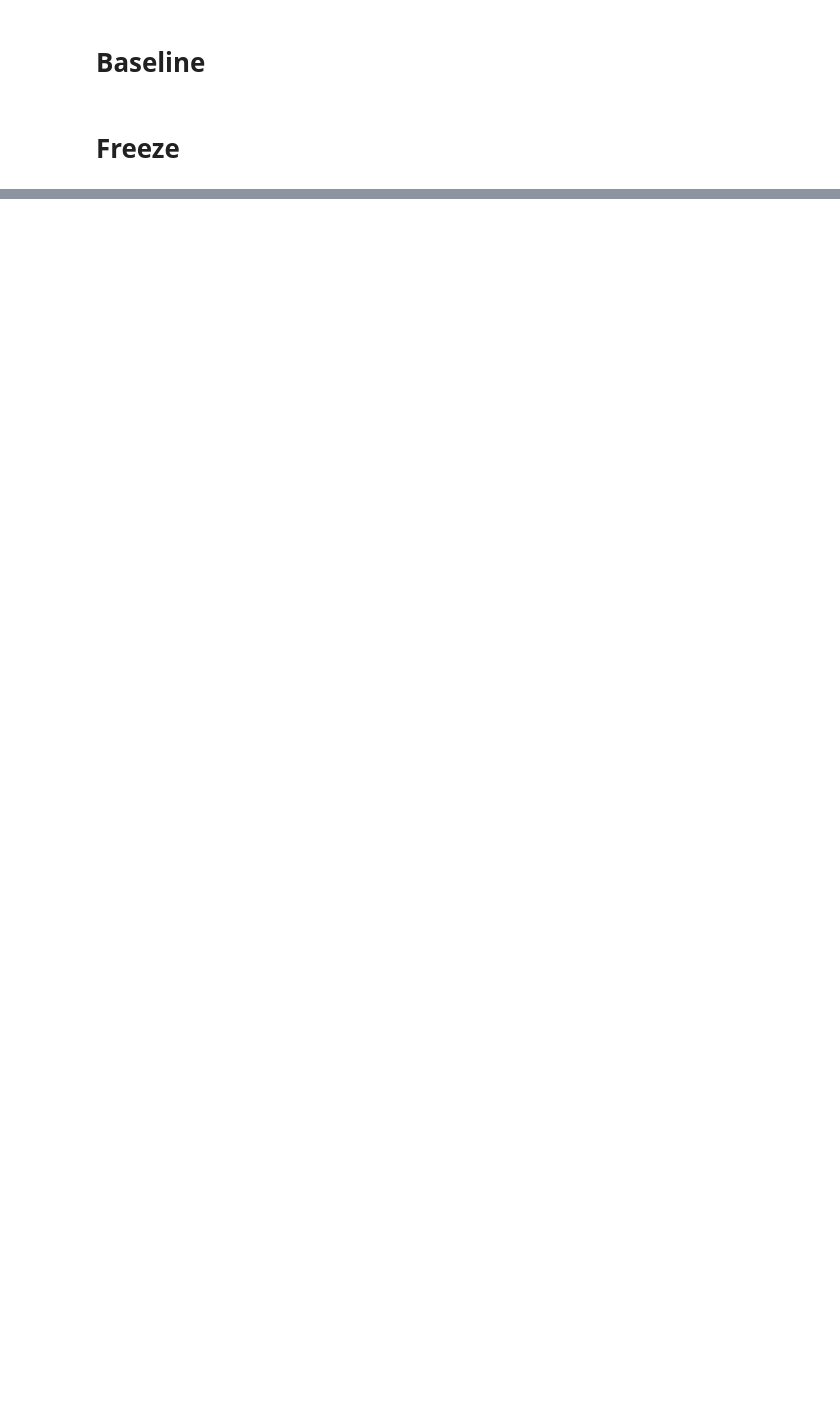
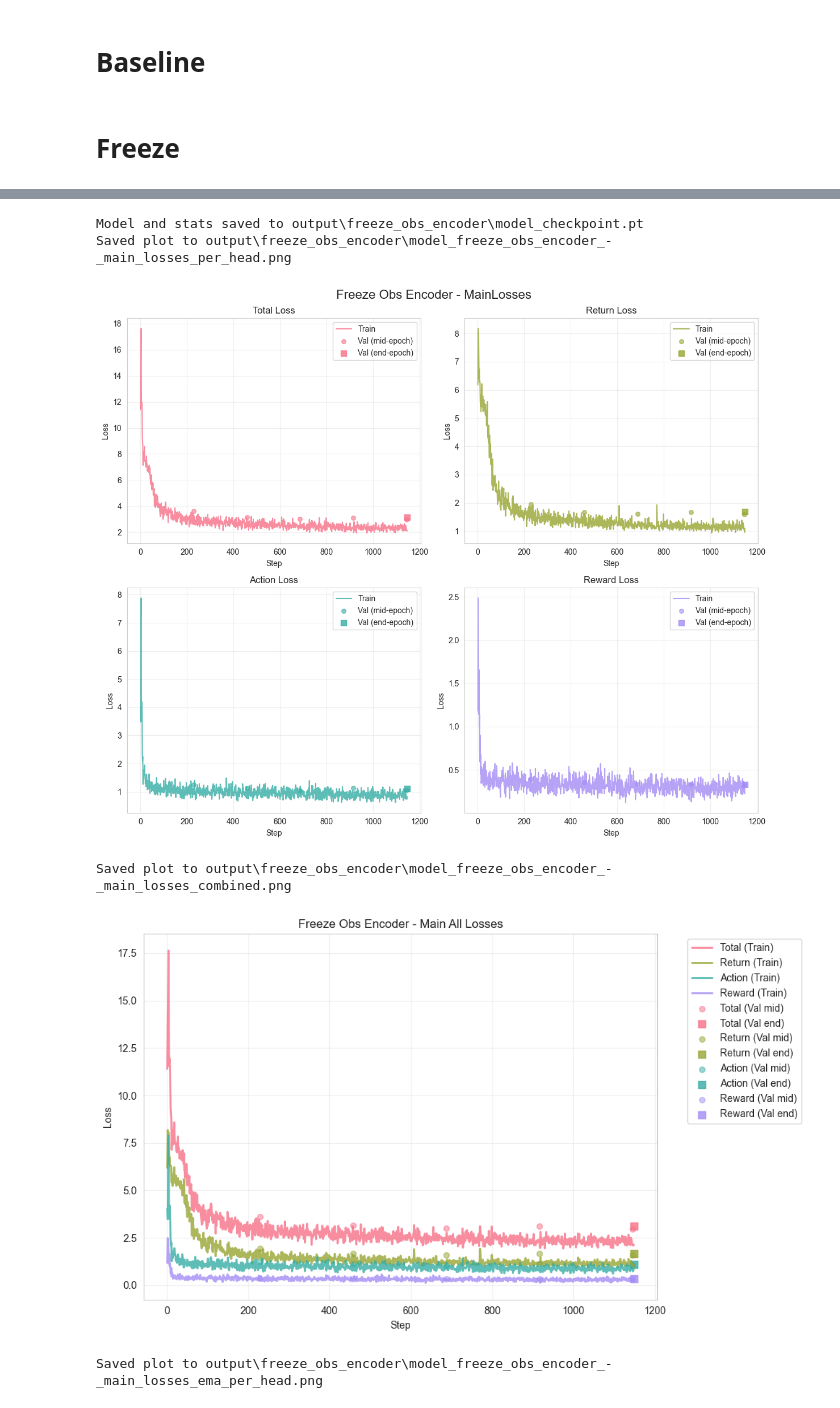
Before and after one commit to IdanReed/AtariDeepLearning, a Jupyter notebook: _experiments.ipynb, the cells around one changed output, grey strips where cells are left out. Saved outputs shown, nothing was run; the diff lists cells and outputs as text; code cells hidden in the pictures; blank space fills up the shorter version.

```diff
--- a/_experiments.ipynb
+++ b/_experiments.ipynb
@@ -58,2 +85,17 @@ Trial params: {'lr': 4.2695830456224604e-05, 'emb_size': 1024, 'n_layers': 5, 'n
 # %%
-experiment_freeze("Freeze Obs Encoder", main_bundle, holdout_bundle, bins, [Freezeable.ObsEncoder], base_dir.joinpath("freeze_obs_encoder"), "Frozen Obs Encoder")
+_ = experiment_freeze(
+    title_prefix="Freeze Obs Encoder",
+    main_bundle=main_bundle,
+    holdout_bundle=holdout_bundle,
+    bins=bins,
+    freeze_components=[Freezeable.ObsEncoder],
+    experiment_dir=base_dir.joinpath("freeze_obs_encoder"),
+    best_params=freeze_params,
+)
+# %% [output]
+Model and stats saved to output\freeze_obs_encoder\model_checkpoint.pt
+Saved plot to output\freeze_obs_encoder\model_freeze_obs_encoder_-_main_losses_per_head.png
+[figure, added]
+Saved plot to output\freeze_obs_encoder\model_freeze_obs_encoder_-_main_losses_combined.png
+[figure, added]
+Saved plot to output\freeze_obs_encoder\model_freeze_obs_encoder_-_main_losses_ema_per_head.png
```
Also changed, not shown: parts of 9 cells of this notebook, 7 other files.
